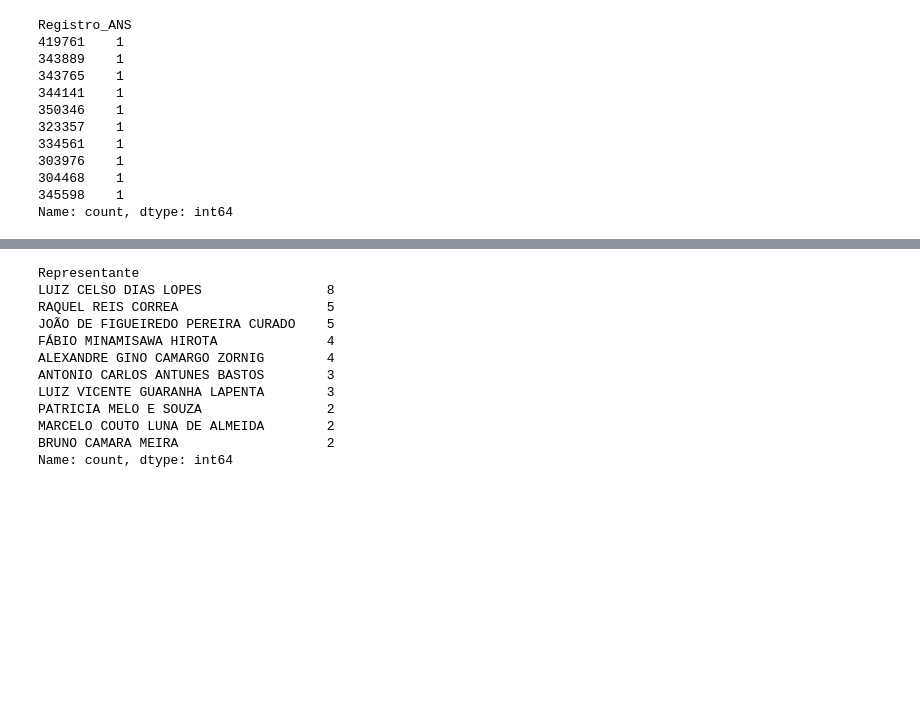
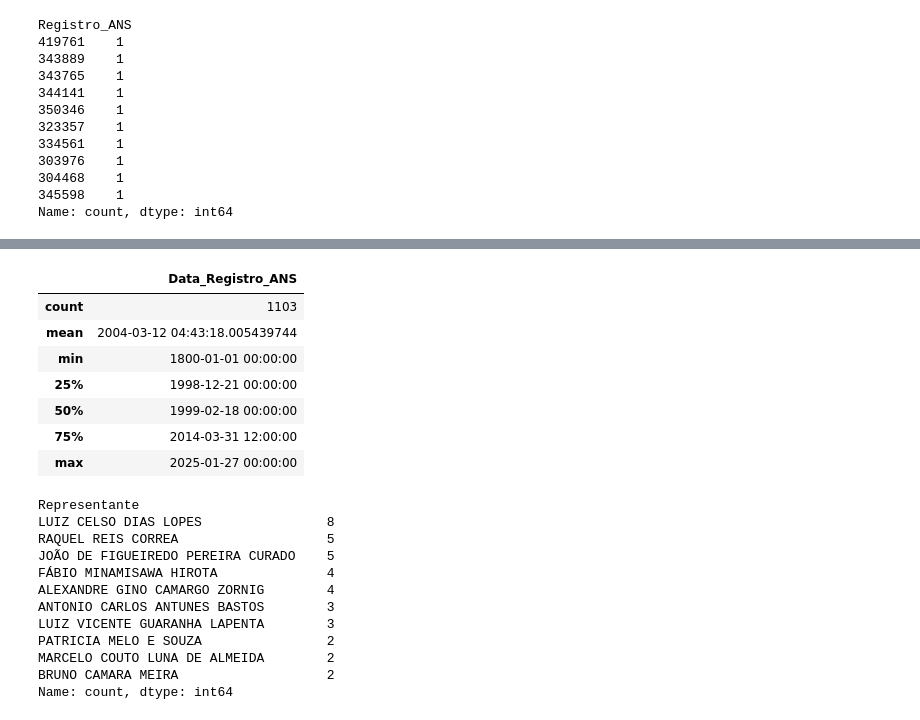
Before and after one commit to Jefferson019/portfolio, a Jupyter notebook: prj_ans/02_preprocessamento/extrair_dados_abertos_ans_OPERADOAS_ATIVAS.ipynb, the cells around one changed output, grey strips where cells are left out. Drawn from its saved outputs; the diff is of its cells as text; code cells hidden in the pictures; blank space fills up the shorter version.

```diff
--- a/prj_ans/02_preprocessamento/extrair_dados_abertos_ans_OPERADOAS_ATIVAS.ipynb
+++ b/prj_ans/02_preprocessamento/extrair_dados_abertos_ans_OPERADOAS_ATIVAS.ipynb
@@ -227,0 +264,17 @@ Name: count, dtype: int64
+# %%
+oper_ativas.loc[oper_ativas['Data_Registro_ANS'] == '2017-01-', ['Data_Registro_ANS']] = '2017-01-01'
+# %%
+oper_ativas['Data_Registro_ANS'] = pd.to_datetime(oper_ativas['Data_Registro_ANS'], errors = 'coerce')
+# %%
+# data do ultimo registro na tabela demonsta atualização recente
+
+oper_ativas[['Data_Registro_ANS']].describe(include = 'all')
+# %% [output]
+|  | Data_Registro_ANS |
+| count | 1103 |
+| mean | 2004-03-12 04:43:18.005439744 |
+| min | 1800-01-01 00:00:00 |
+| 25% | 1998-12-21 00:00:00 |
+| 50% | 1999-02-18 00:00:00 |
+| 75% | 2014-03-31 12:00:00 |
+| max | 2025-01-27 00:00:00 |
```
Also changed, not shown: parts of 30 cells of this notebook.
